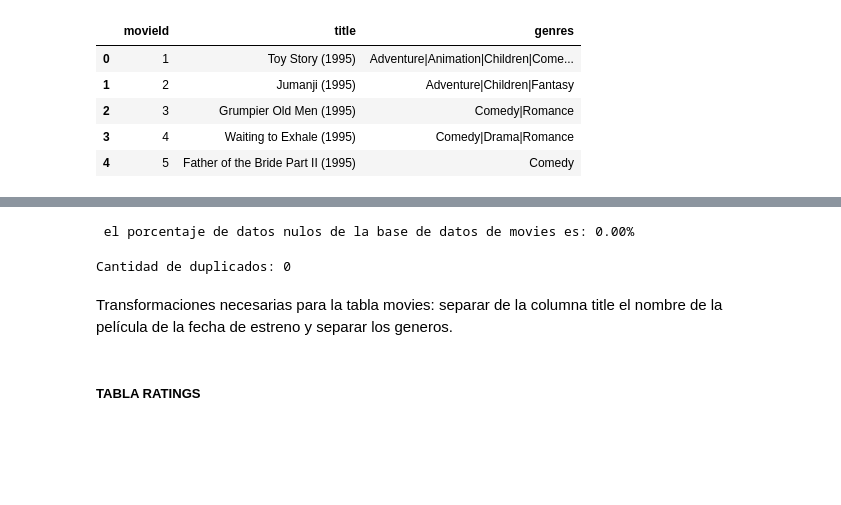
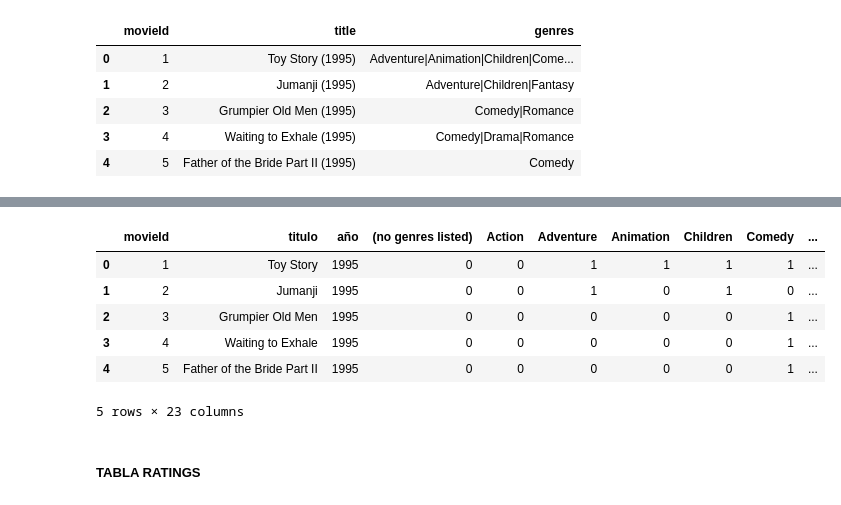
Before and after one commit to JuanCH94/Marketing, a Jupyter notebook: a_exploracion.ipynb, the cells around one changed output, grey strips where cells are left out. Drawn from its saved outputs; the diff is of its cells as text; code cells hidden in the pictures; blank space fills up the shorter version.

```diff
--- a/a_exploracion.ipynb
+++ b/a_exploracion.ipynb
@@ -187,16 +85,0 @@ dtype: int64
-# %%
-total_observaciones = df_movies.size
-total_nulos = df_movies.isnull().sum().sum()
-porcentaje_nulos = (total_nulos / total_observaciones) * 100
-print(f" el porcentaje de datos nulos de la base de datos de movies es: {porcentaje_nulos:.2f}%")
-# %% [output]
- el porcentaje de datos nulos de la base de datos de movies es: 0.00%
-# %%
-
-
-duplicados = df_movies.duplicated().sum()
-print(f"Cantidad de duplicados: {duplicados}")
-# %% [output]
-Cantidad de duplicados: 0
-# %% [markdown]
-Transformaciones necesarias para la tabla movies: separar de la columna title el nombre de la película de la fecha de estreno y separar los generos.
@@ -207,0 +86,28 @@ select * from movies where title like '%Goodnight Mommy%'
+# %%
+# Separar los géneros en listas
+table_movies['genres'] = table_movies['genres'].str.split('|')
+
+# Binarizar los géneros
+mlb = MultiLabelBinarizer()
+generos_bin = mlb.fit_transform(table_movies['genres'])
+
+# Crear DataFrame con los géneros binarizados
+df_generos = pd.DataFrame(generos_bin, columns=mlb.classes_, index=table_movies.index)
+
+
+# Unir los géneros binarizados al DataFrame original
+table_movies = pd.concat([table_movies, df_generos], axis=1)
+
+#Eliminar la columna genres
+table_movies.drop('genres', axis=1, inplace=True)
+
+# Mostrar las primeras filas del resultado
+display(table_movies.head())
+# %% [output]
+|  | movieId | titulo | año | (no genres listed) | Action | Adventure | Animation | Children | Comedy | ... |
+| 0 | 1 | Toy Story | 1995 | 0 | 0 | 1 | 1 | 1 | 1 | ... |
+| 1 | 2 | Jumanji | 1995 | 0 | 0 | 1 | 0 | 1 | 0 | ... |
+| 2 | 3 | Grumpier Old Men | 1995 | 0 | 0 | 0 | 0 | 0 | 1 | ... |
+| 3 | 4 | Waiting to Exhale | 1995 | 0 | 0 | 0 | 0 | 0 | 1 | ... |
+| 4 | 5 | Father of the Bride Part II | 1995 | 0 | 0 | 0 | 0 | 0 | 1 | ... |
+5 rows × 23 columns
```
Also changed, not shown: parts of 34 cells of this notebook, 3 other files.
